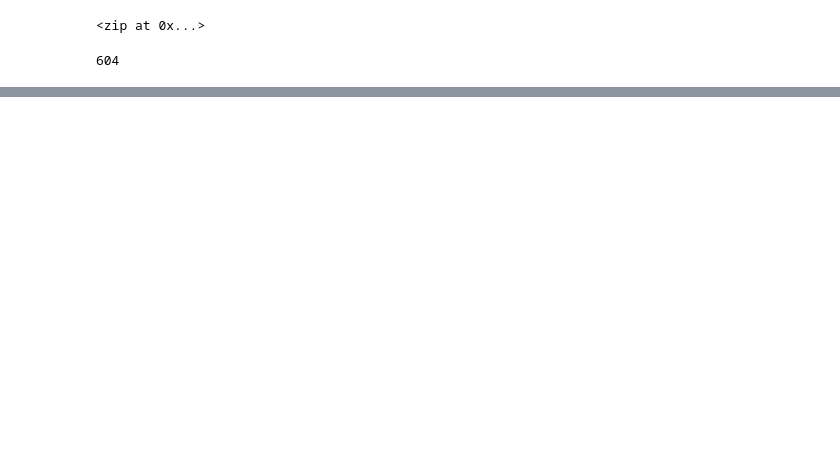
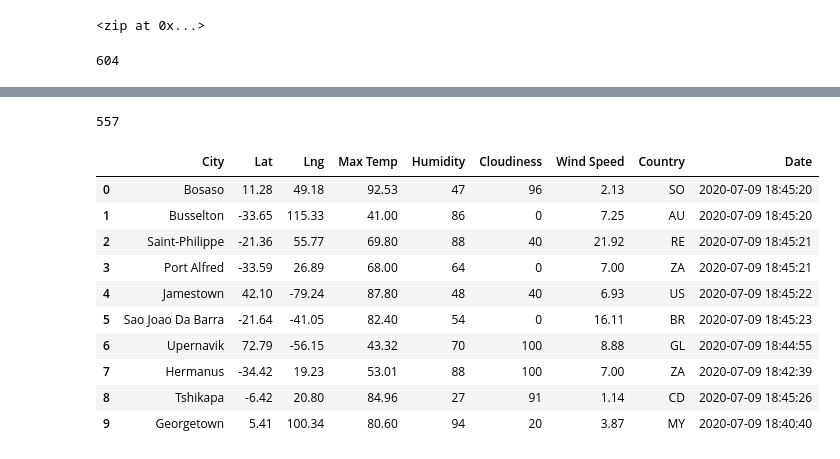
Before and after one commit to shayna-UT/World_Weather_Analysis, a Jupyter notebook: WeatherPy.ipynb, the cells around one changed output, grey strips where cells are left out. Drawn from its saved outputs; the diff is of its cells as text; code cells hidden in the pictures; blank space fills up the shorter version.

```diff
--- a/WeatherPy.ipynb
+++ b/WeatherPy.ipynb
@@ -44,0 +141,22 @@ len(cities)
+# %%
+# Tally the number of cities in the city_data array of dictionaries
+# check to make sure you got more than 500 cities
+len(city_data)
+# %% [output]
+557
+# %%
+# Convert the array of dictionaries to a Pandas DataFrame
+city_data_df = pd.DataFrame(city_data)
+city_data_df.head(10)
+# %% [output]
+|  | City | Lat | Lng | Max Temp | Humidity | Cloudiness | Wind Speed | Country | Date |
+| 0 | Bosaso | 11.28 | 49.18 | 92.53 | 47 | 96 | 2.13 | SO | 2020-07-09 18:45:20 |
+| 1 | Busselton | -33.65 | 115.33 | 41.00 | 86 | 0 | 7.25 | AU | 2020-07-09 18:45:20 |
+| 2 | Saint-Philippe | -21.36 | 55.77 | 69.80 | 88 | 40 | 21.92 | RE | 2020-07-09 18:45:21 |
+| 3 | Port Alfred | -33.59 | 26.89 | 68.00 | 64 | 0 | 7.00 | ZA | 2020-07-09 18:45:21 |
+| 4 | Jamestown | 42.10 | -79.24 | 87.80 | 48 | 40 | 6.93 | US | 2020-07-09 18:45:22 |
+| 5 | Sao Joao Da Barra | -21.64 | -41.05 | 82.40 | 54 | 0 | 16.11 | BR | 2020-07-09 18:45:23 |
+| 6 | Upernavik | 72.79 | -56.15 | 43.32 | 70 | 100 | 8.88 | GL | 2020-07-09 18:44:55 |
+| 7 | Hermanus | -34.42 | 19.23 | 53.01 | 88 | 100 | 7.00 | ZA | 2020-07-09 18:42:39 |
+| 8 | Tshikapa | -6.42 | 20.80 | 84.96 | 27 | 91 | 1.14 | CD | 2020-07-09 18:45:26 |
+| 9 | Georgetown | 5.41 | 100.34 | 80.60 | 94 | 20 | 3.87 | MY | 2020-07-09 18:40:40 |
```
Also changed, not shown: parts of 6 cells of this notebook, 2 other files.
